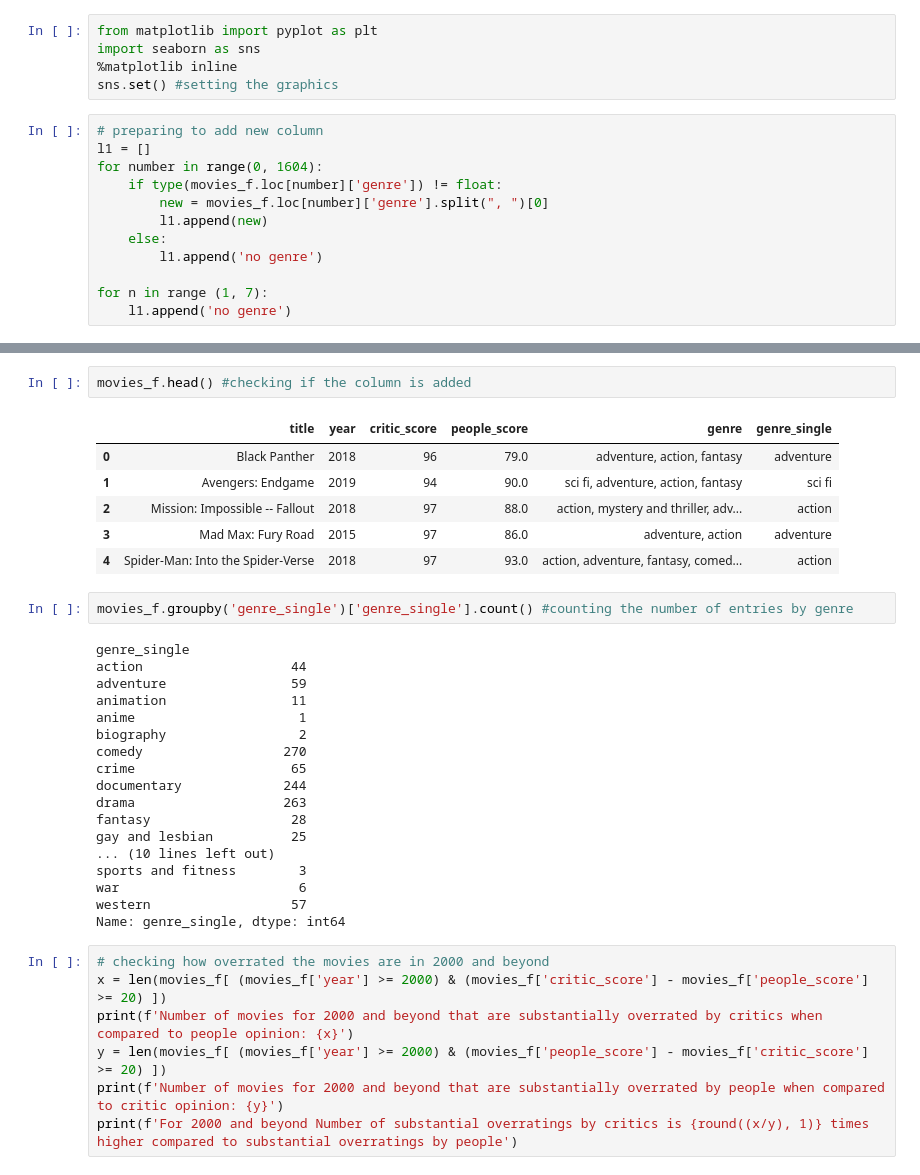
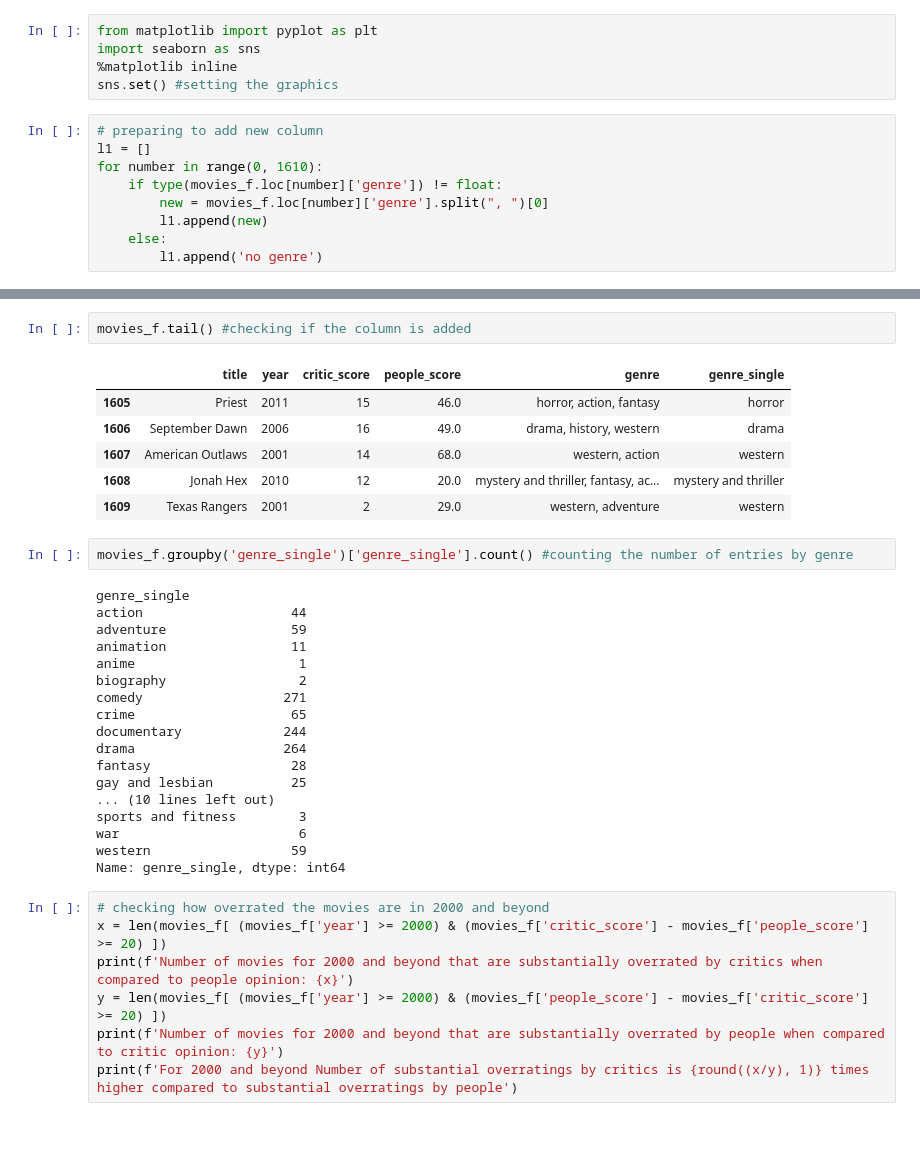
Before and after one commit to KKirion/CodingSchool, a Jupyter notebook: atsiskaitymas.ipynb, the cells around one changed output, grey strips where cells are left out. Saved outputs shown, nothing was run; the diff lists cells and outputs as text; blank space fills up the shorter version.

```diff
--- a/atsiskaitymas.ipynb
+++ b/atsiskaitymas.ipynb
@@ -116,15 +119,12 @@ sns.set() #setting the graphics
 # %%
 # preparing to add new column
 l1 = []
-for number in range(0, 1604):
+for number in range(0, 1610):
     if type(movies_f.loc[number]['genre']) != float:
         new = movies_f.loc[number]['genre'].split(", ")[0]
         l1.append(new)
     else:
         l1.append('no genre')
-
-for n in range (1, 7):
-    l1.append('no genre')
 # %%
 movies_f['genre_single'] = l1 #adding new column [no idea why the warning is displayed]
 # %% [output]
@@ -136,12 +136,12 @@ See the caveats in the documentation: https://pandas.pydata.org/pandas-docs/stab
 # %%
-movies_f.head() #checking if the column is added
+movies_f.tail() #checking if the column is added
 # %% [output]
 |  | title | year | critic_score | people_score | genre | genre_single |
-| 0 | Black Panther | 2018 | 96 | 79.0 | adventure, action, fantasy | adventure |
-| 1 | Avengers: Endgame | 2019 | 94 | 90.0 | sci fi, adventure, action, fantasy | sci fi |
-| 2 | Mission: Impossible -- Fallout | 2018 | 97 | 88.0 | action, mystery and thriller, adv... | action |
-| 3 | Mad Max: Fury Road | 2015 | 97 | 86.0 | adventure, action | adventure |
-| 4 | Spider-Man: Into the Spider-Verse | 2018 | 97 | 93.0 | action, adventure, fantasy, comed... | action |
+| 1605 | Priest | 2011 | 15 | 46.0 | horror, action, fantasy | horror |
+| 1606 | September Dawn | 2006 | 16 | 49.0 | drama, history, western | drama |
+| 1607 | American Outlaws | 2001 | 14 | 68.0 | western, action | western |
+| 1608 | Jonah Hex | 2010 | 12 | 20.0 | mystery and thriller, fantasy, ac... | mystery and thriller |
+| 1609 | Texas Rangers | 2001 | 2 | 29.0 | western, adventure | western |
 # %%
 movies_f.groupby('genre_single')['genre_single'].count() #counting the number of entries by genre
 # %% [output]
@@ -151,16 +151,16 @@ adventure                59
 animation                11
 anime                     1
 biography                 2
-comedy                  270
+comedy                  271
 crime                    65
 documentary             244
-drama                   263
+drama                   264
 fantasy                  28
 gay and lesbian          25
 ... (10 lines left out)
 sports and fitness        3
 war                       6
-western                  57
+western                  59
 Name: genre_single, dtype: int64
 # %%
 # checking how overrated the movies are in 2000 and beyond
```
Also changed, not shown: parts of 9 cells of this notebook.
